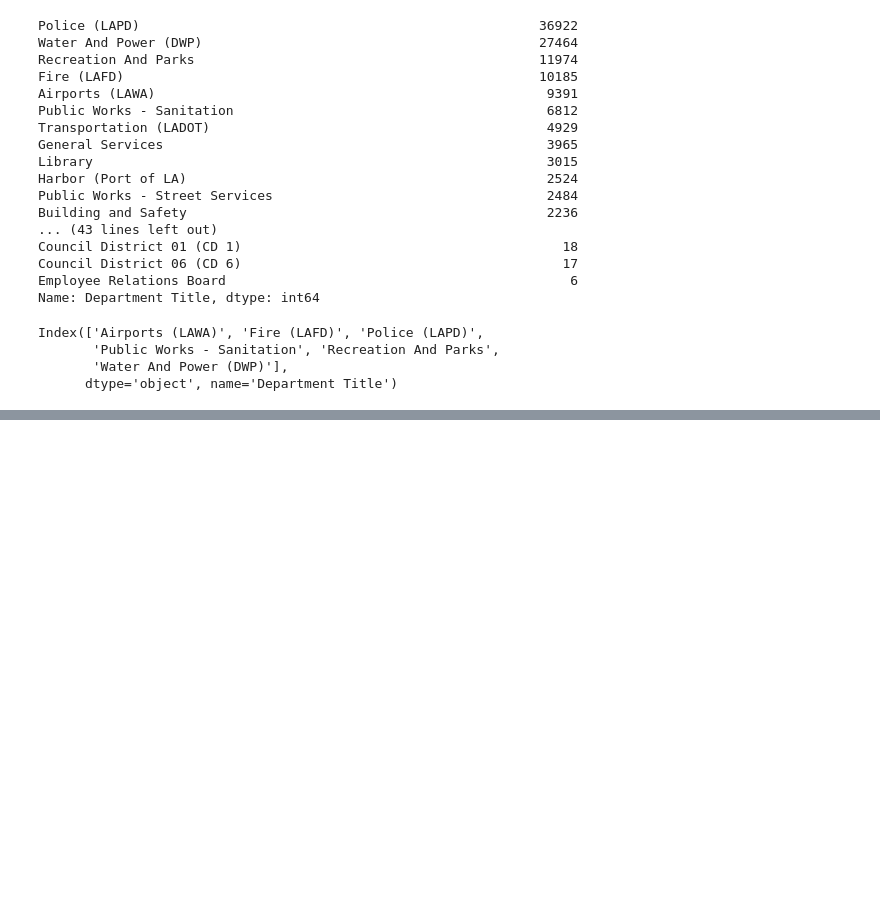
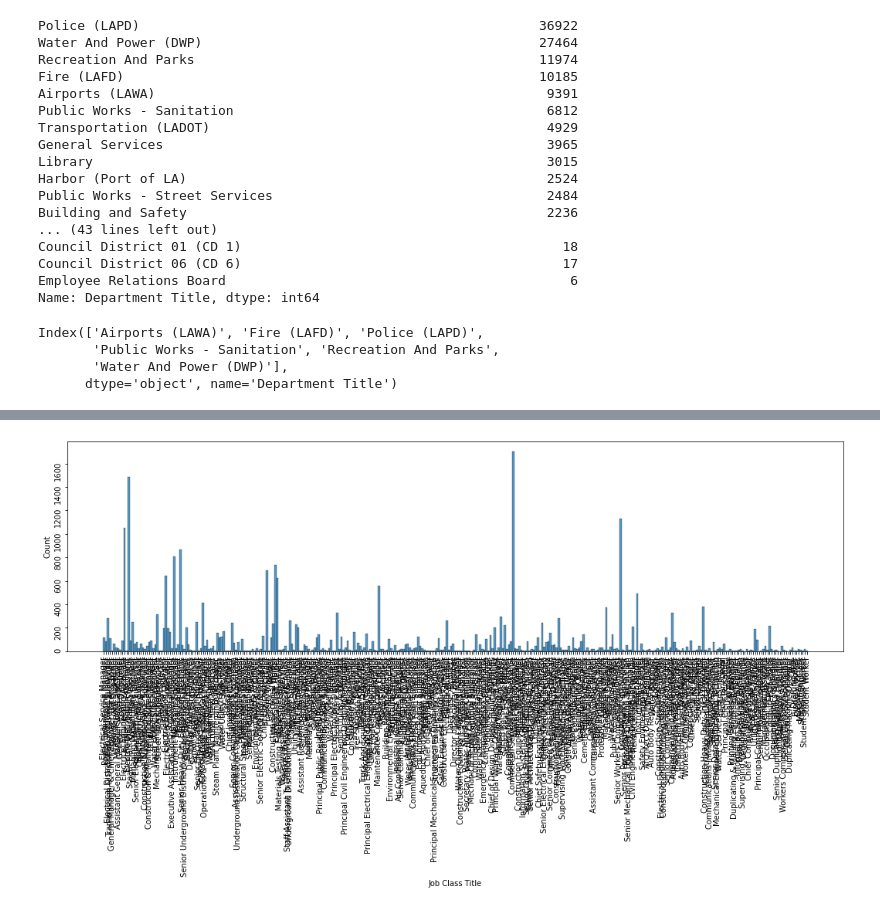
Before and after one commit to harikapeddi/Los_Angeles_Data_Project1, a Jupyter notebook: Salary_Analysis.ipynb, the cells around one changed output, grey strips where cells are left out. Drawn from its saved outputs; the diff is of its cells as text; code cells hidden in the pictures; blank space fills up the shorter version.

```diff
--- a/Salary_Analysis.ipynb
+++ b/Salary_Analysis.ipynb
@@ -217,0 +146,13 @@ sns.lineplot(x='Year',y='Total Payments', data = Fire_yearly_group, ax=ax2, mark
+# %%
+import numpy as np
+wp_df = dataset[(dataset['Department Title']=='Water And Power (DWP)')]
+
+wp_df
+wp_count = wp_df['Job Class Title'].unique()
+# wp_count = wp_count.sort_values(ascending=False)
+wp_count
+fig, ax = plt.subplots(figsize=(18,5))
+sns.histplot(data=wp_df, x='Job Class Title')
+ax.tick_params(rotation=90)
+# %% [output]
+[figure, added]
```
Also changed, not shown: parts of 42 cells of this notebook, 1 other file.
